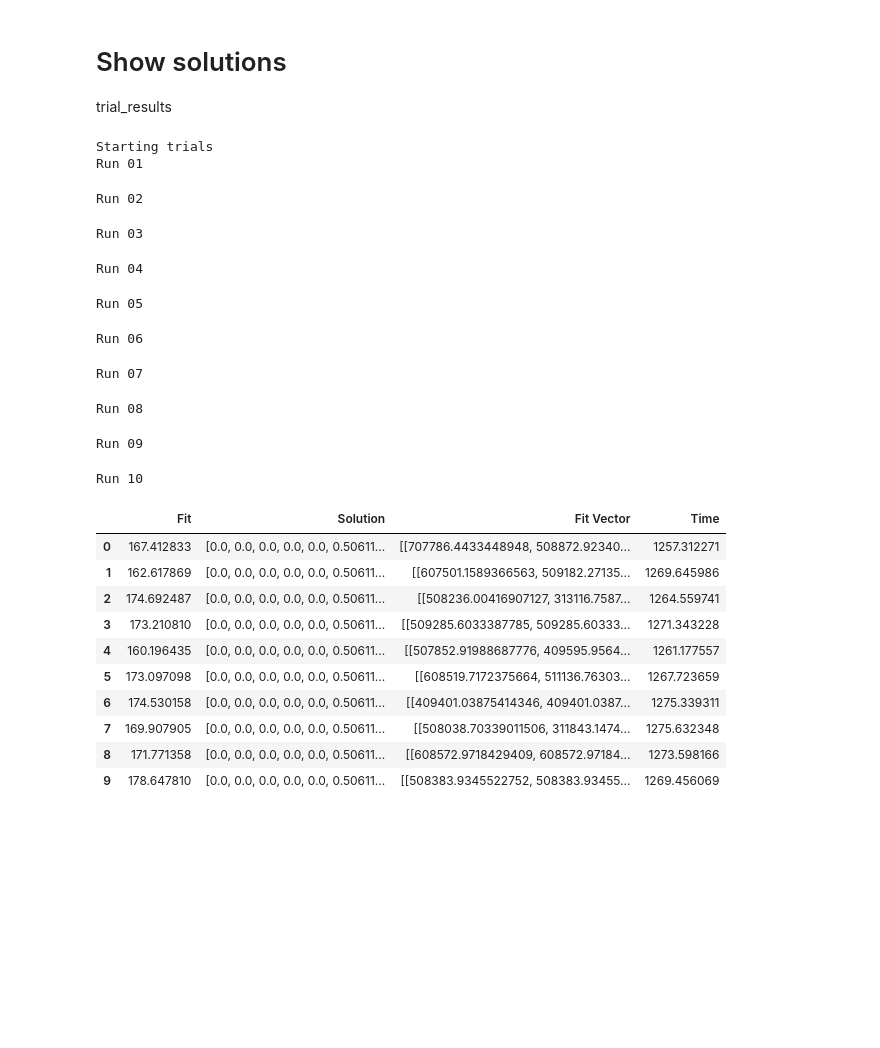
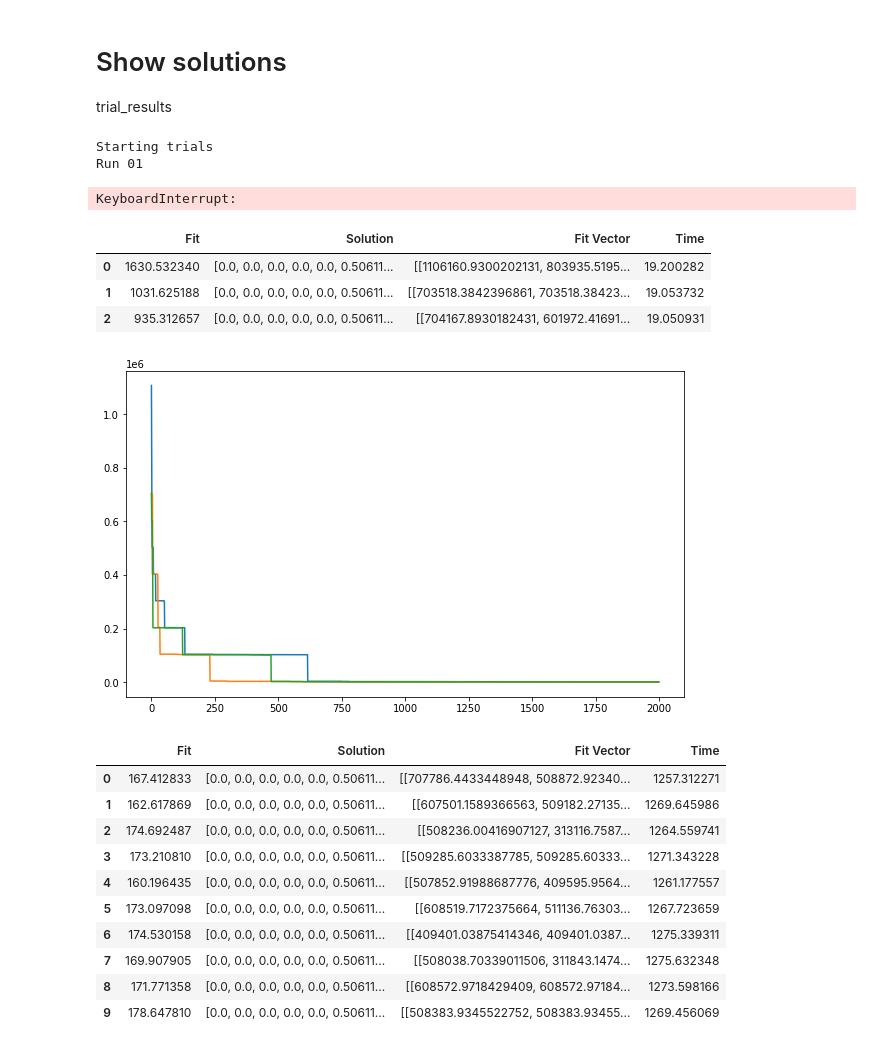
Before and after one commit to ECGomes/eso_project, a Jupyter notebook: battery_hyde-df-Refactor.ipynb, the cells around one changed output. Saved outputs shown, nothing was run; the diff lists cells and outputs as text; code cells hidden in the pictures; blank space fills up the shorter version.

```diff
--- a/battery_hyde-df-Refactor.ipynb
+++ b/battery_hyde-df-Refactor.ipynb
@@ -274,13 +66,15 @@ class FunctionCompilation():
 
 class DEParams(object):
 
-    def __init__(self, I_itermax=5e5, I_NP=50, F_weight=0.5, F_CR=0.9, I_bnd_constr=3, param_dictionary=None):
+    def __init__(self, I_itermax=5e5, I_NP=50, F_weight=0.5, F_CR=0.9, I_bnd_constr=3, epsilon=1e-6, tolerance=2e3, param_dictionary=None):
 
         ## Set parameters for HyDE-DF
         self.I_itermax = I_itermax
         self.I_NP = I_NP
         self.F_weight = F_weight
         self.F_CR = F_CR
+        self.epsilon = epsilon
+        self.tolerance = tolerance
 
         self.param_dictionary = None
 
@@ -1763,12 +1412,12 @@ minVals = {'genActPower': np.array(np.zeros((1, genActPower.ravel().shape[0]))),
 encoded_minvals = encode(minVals)
 encoded_minvals = encoded_minvals.astype(float)
 
-maxVals = {'genActPower': 30*np.array(np.ones((1, genActPower.ravel().shape[0]))),
-           'genExcActPower': 30*np.array(np.ones((1, genExcActPower.ravel().shape[0]))),
+maxVals = {'genActPower': genLimit[:, :, 0],
+           'genExcActPower': genLimit[:, :, 0],
            'pImp': pMaxImp.ravel(),
            'pExp': pMaxExp.ravel(),
            'loadRedActPower': loadLimit[:, :, 2].ravel(),
-           'loadENS': 200*np.array(np.ones((1, loadENS.ravel().shape[0]))),
+           'loadENS': decoded_pars['loadActPower'].ravel(),
            'storDchActPower': storLimit[:, :, 1].ravel(),
            'storChActPower': storLimit[:, :, 0].ravel(),
            'EminRelaxStor': 100*np.array(np.ones((1, storEminRelaxStor.ravel().shape[0]))),
@@ -1839,9 +1488,9 @@ decoded_shaped = decode(encoded_shaped, dict_var)
 # %%
 # Run the HyDE with the generator objective function
 
-N_RUNS = 10
+N_RUNS = 3
 
-deParams = DEParams(I_NP=10, I_itermax=int(5e4), F_CR=0.3, I_bnd_constr=1)
+deParams = DEParams(I_NP=30, I_itermax=int(5e4), F_CR=0.3, I_bnd_constr=1, tolerance=1e3)
 otherParams = OtherParameters(objfun=None, lowerlimit=encoded_minvals, upperlimit=encoded_maxvals,
                               dim=encode(dict_var).shape[0],
                               var_dictionary=decoded_vars, param_dictionary=decoded_pars,
@@ -1882,15 +1531,24 @@ trial_results = pd.DataFrame({'Fit': list_fit_and_p,
 # %% [output]
 Starting trials
 Run 01
-Run 02
+KeyboardInterrupt:
-Run 03
-Run 04
-Run 05
-Run 06
-Run 07
-Run 08
-Run 09
-Run 10
+# %%
+# Show trial results
+
+trial_results
+# %% [output]
+|  | Fit | Solution | Fit Vector | Time |
+| 0 | 1630.532340 | [0.0, 0.0, 0.0, 0.0, 0.0, 0.50611... | [[1106160.9300202131, 803935.5195... | 19.200282 |
+| 1 | 1031.625188 | [0.0, 0.0, 0.0, 0.0, 0.0, 0.50611... | [[703518.3842396861, 703518.38423... | 19.053732 |
+| 2 | 935.312657 | [0.0, 0.0, 0.0, 0.0, 0.0, 0.50611... | [[704167.8930182431, 601972.41691... | 19.050931 |
+# %%
+# Plot evolution of Fit Vector
+
+plt.figure(figsize=(10, 6))
+for i in np.arange(N_RUNS):
+    plt.plot(trial_results['Fit Vector'][i].ravel(), label='Run {:02d}'.format(i+1))
+# %% [output]
+[figure, added]
 # %%
 # Show trial results
 
```
Also changed, not shown: parts of 5 cells of this notebook.
